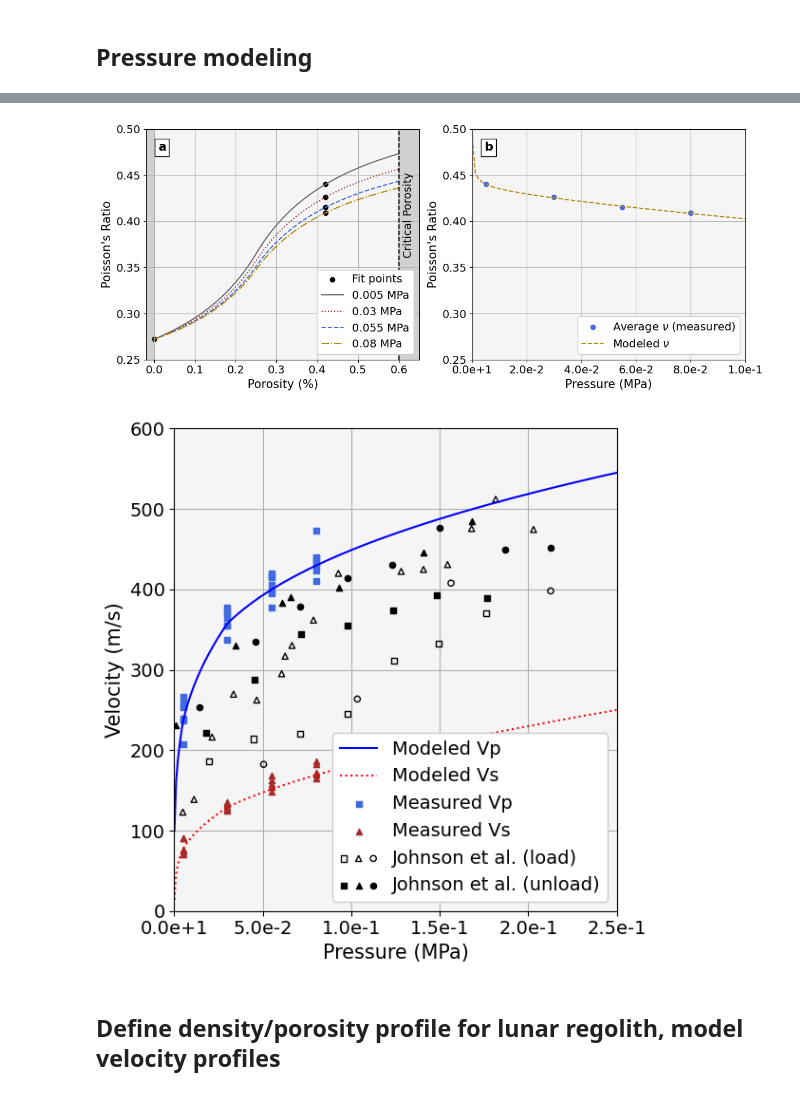
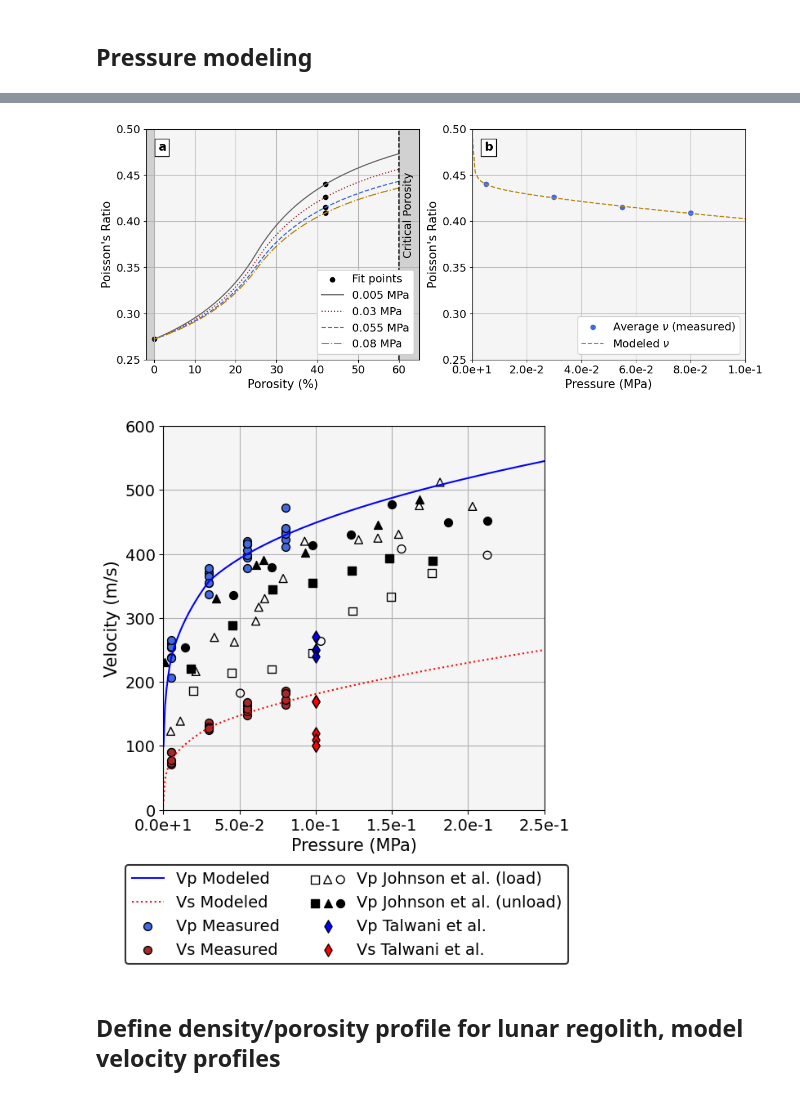
Before and after one commit to astroChance/LunarIce, a Jupyter notebook: notebooks/Dry_Regolith_Modeling.ipynb, the cells around one changed output, grey strips where cells are left out. Cells and saved outputs as stored; diff of their text form; code cells hidden in the pictures.

```diff
--- a/notebooks/Dry_Regolith_Modeling.ipynb
+++ b/notebooks/Dry_Regolith_Modeling.ipynb
@@ -80,10 +80,22 @@ pres_step_2_s = data_pressure_s[np.where(data_pressure_s[:,-1]==round(pressures[
 pres_step_3_s = data_pressure_s[np.where(data_pressure_s[:,-1]==round(pressures[3]*1000,3))]
 
 
-## Lab velocities from Johnson
+##----------------
+## NOTE: since this data is taken from publications, it will not be included in this repo
+
+## Lab velocities from Johnson et al. 1982, "Compressional wave velocities of a lunar regolith
+## sample in a simulated lunar environment"
 johnson_path = "../data/Johnson_Apollo_Lab.txt"
 johnson_data = np.genfromtxt(johnson_path, dtype=np.float32, skip_header=6, encoding='utf-8')
 johnson_data[:,2] = johnson_data[:,2] /10  #convert Bar to MPa
+
+## Lab velocities from Talwani et al. 1974, "Implications of elastic wave velocities for Apollo
+## 17 rock powders" at 1 bar (0.1 MPa)
+talwani_path = "../data/Talwani_vpvs.txt"
+talwani_data = np.genfromtxt(talwani_path, dtype=np.float32, skip_header=5, encoding='utf-8')
+talwani_vp = talwani_data[:,0]
+talwani_vs = talwani_data[:,1]
+talwani_pressure = [0.1]*len(talwani_vp)  # MPa
 # %% [markdown]
 ## Data Plots
 # %%
@@ -1238,9 +1250,9 @@ pres_range = np.linspace(0.0000001,0.0005, 500)
 _fitpres = np.insert(pressures, 0, 0.0000001)
 _fitpr = np.insert(max_poisson_list, 0, 0.49)
 pr_fit = np.poly1d(np.polyfit(_fitpres**(1/10), _fitpr, deg=3))
-est_pr = []
-for p in pres_range:
-    est_pr.append(pr_fit(p**(1/10)))
+# est_pr = []
+# for p in pres_range:
+#     est_pr.append(pr_fit(p**(1/10)))
 
 
 
@@ -1338,6 +1350,8 @@ ax[0].tick_params(axis='both', labelsize=14)
 ax[0].grid("both")
 ax[0].text(0.019, 0.48, "a", ha="center", va="center", fontweight="bold", fontsize=15,
           bbox={"facecolor":"white", "alpha":1, "edgecolor":"black"})
+tick_pos = ax[0].get_xticks()
+ax[0].set_xticks(tick_pos[1:-1], [int(i*100) for i in tick_pos[1:-1]])
 
 
 ax[1].scatter([i*1000 for i in pressures], max_poisson_list,
@@ -1359,61 +1373,81 @@ ax[1].text(0.006, 0.48, "b", ha="center", va="center", fontweight="bold", fontsi
 
 plt.tight_layout()
 plt.show()
-# plt.savefig("./pub1_figs/figB1_pr_pres.jpg", dpi=1000)
+# plt.savefig("../../../Research Work/Papers/pub1/pub1_figs/figB1_pr_pres.jpg", dpi=1000)
 
 
 fig, ax = plt.subplots(figsize=(6,6))
 
-dot_size = 20
+dot_size = 50
 modp, = ax.plot(pres_range*1000, vp_amos, color="blue")
 # ax.plot(pres_range*1000, np.array(vp_amos)*.75, color="orange")
 mods, = ax.plot(pres_range*1000, vs_amos, ":", color="red")
 # ax.plot(pres_range*1000, power_1_6, "--", color="brown", label="1/6 Power")
 # ax.plot(pres_range*1000, power_1_3, "--", color="cyan", label="1/3 Power")
 # ax.plot(pres_range*1000, power_1_4, "--", color="orange", label="1/4 Power")
 # ax.plot(pres_range*1000, power_1_5, "--", color="lime", label="1/5 Power")
 # ax.plot(pres_range*1000, power_1_4_s, "--", color="lime", label="1/4 Power")
-measp = ax.scatter(pres_step_0_p[:,3], pres_step_0_p[:,0], s=dot_size, color="royalblue",
-              marker="s")
-ax.scatter(pres_step_1_p[:,3], pres_step_1_p[:,0], s=dot_size, color="royalblue", marker="s")
-ax.scatter(pres_step_2_p[:,3], pres_step_2_p[:,0], s=dot_size, color="royalblue", marker="s")
-ax.scatter(pres_step_3_p[:,3], pres_step_3_p[:,0], s=dot_size, color="royalblue", marker="s")
-meass = ax.scatter(pres_step_0_s[:,3], pres_step_0_s[:,0], s=dot_size, color="brown",
-              marker="^")
-ax.scatter(pres_step_1_s[:,3], pres_step_1_s[:,0], s=dot_size, color="brown", marker="^")
-ax.scatter(pres_step_2_s[:,3], pres_step_2_s[:,0], s=dot_size, color="brown", marker="^")
-ax.scatter(pres_step_3_s[:,3], pres_step_3_s[:,0], s=dot_size, color="brown", marker="^")
+measp = ax.scatter(pres_step_0_p[:,3], pres_step_0_p[:,0], s=dot_size, facecolors="royalblue", edgecolors="black")
+ax.scatter(pres_step_1_p[:,3], pres_step_1_p[:,0], s=dot_size, facecolors="royalblue", edgecolors="black")
+ax.scatter(pres_step_2_p[:,3], pres_step_2_p[:,0], s=dot_size, facecolors="royalblue", edgecolors="black")
+ax.scatter(pres_step_3_p[:,3], pres_step_3_p[:,0], s=dot_size, facecolors="royalblue", edgecolors="black")
+meass = ax.scatter(pres_step_0_s[:,3], pres_step_0_s[:,0], s=dot_size, facecolors="brown", edgecolors="black")
+ax.scatter(pres_step_1_s[:,3], pres_step_1_s[:,0], s=dot_size, facecolors="brown", edgecolors="black")
+ax.scatter(pres_step_2_s[:,3], pres_step_2_s[:,0], s=dot_size, facecolors="brown", edgecolors="black")
+ax.scatter(pres_step_3_s[:,3], pres_step_3_s[:,0], s=dot_size, facecolors="brown", edgecolors="black")
+
+talp = ax.scatter(talwani_pressure, talwani_vp, s=dot_size+10, edgecolors="black", facecolors="blue", marker="d")
+tals = ax.scatter(talwani_pressure, talwani_vs, s=dot_size+10, edgecolors="black", facecolors="red", marker="d")
 
 
 jl1 = ax.scatter(d1_load[:,2], d1_load[:,-1], s=dot_size, color="black", marker="s", facecolors="none")
 ju1 = ax.scatter(d1_unload[:,2], d1_unload[:,-1], s=dot_size, color="black", marker="s", facecolors="black")
 jl2 = ax.scatter(d2_load[:,2], d2_load[:,-1], s=dot_size, color="black", marker="^", facecolors="none")
 ju2 = ax.scatter(d2_unload[:,2], d2_unload[:,-1], s=dot_size, color="black", marker="^", facecolors="black")
 jl3 = ax.scatter(d3_load[:,2], d3_load[:,-1], s=dot_size, color="black", marker="o", facecolors="none")
 ju3 = ax.scatter(d3_unload[:,2], d3_unload[:,-1], s=dot_size, color="black", marker="o", facecolors="black")
 
 ax.xaxis.set_major_formatter(major_formatter2)
 ax.set(ylim = (0., 600),
               # xlim=(0, pres_range[-1]*1000),
               xlim=(0, 2.5e-1),
               axisbelow=True,
               facecolor="whitesmoke")
 ax.set_xlabel("Pressure (MPa)", fontsize=15)
 ax.set_ylabel("Velocity (m/s)", fontsize=15)
 ax.tick_params(axis='both', labelsize=14)
 ax.grid("both")
 # ax.text(0.015, 550, "c", ha="center", va="center", fontweight="bold", fontsize=15,
 #           bbox={"facecolor":"white", "alpha":1, "edgecolor":"black"})
-l = ax.legend([modp, mods, measp, meass, (jl1, jl2, jl3), (ju1, ju2, ju3)], ["Modeled Vp", "Modeled Vs", "Measured Vp", "Measured Vs",
-                                                 "Johnson et al. (load)", "Johnson et al. (unload)"],
-               handler_map={tuple: HandlerTuple(ndivide=None)}, fontsize=14, framealpha=1, loc="lower right")
 
+handles = [modp, mods, measp, meass, (jl1, jl2, jl3), (ju1, ju2, ju3), talp, tals]
+labels = ["Vp Modeled", "Vs Modeled", "Vp Measured", "Vs Measured", "Vp Johnson et al. (load)",
+          "Vp Johnson et al. (unload)", "Vp Talwani et al.", "Vs Talwani et al."]
+legend = fig.legend(handles, labels, bbox_to_anchor=(0.02, -0.15, 1., 1), ncols=2,
+           loc='lower center', fontsize=14, handler_map={tuple: HandlerTuple(ndivide=None)})
+legend.get_frame().set_linewidth(1.5)
+legend.get_frame().set_edgecolor("black")
 plt.tight_layout()
-plt.show()
-# plt.savefig("../../../Research Work/Papers/pub1/pub1_figs/fig8_pres_johnson.jpg", dpi=1000)
+plt.subplots_adjust(bottom=0.18)
+
+# handles, labels = ax[1].get_legend_handles_labels()
+# legend = fig.legend(handles[::-1], labels[::-1], bbox_to_anchor=(0.02, 0.0, 1., 1), ncols=3,
+#            loc='lower center', fontsize=14)
+# legend.get_frame().set_linewidth(1.5)
+# legend.get_frame().set_edgecolor("black")
+# plt.tight_layout()
+# plt.subplots_adjust(bottom=0.18)
+
+# l = ax.legend([modp, mods, measp, meass, (jl1, jl2, jl3), (ju1, ju2, ju3)], ["Modeled Vp", "Modeled Vs", "Measured Vp", "Measured Vs",
+#                                                  "Johnson et al. (load)", "Johnson et al. (unload)"],
+#                handler_map={tuple: HandlerTuple(ndivide=None)}, fontsize=14, framealpha=1, loc="lower right")
+
+# plt.tight_layout()
+# plt.show()
+plt.savefig("../../../Research Work/Papers/pub1/pub1_figs/fig8_pres_johnson.jpg", dpi=1000, bbox_inches = "tight")
 # %% [output]
 [figure]
-[figure, old version]
+[figure, new version]
 # %% [markdown]
 ## Define density/porosity profile for lunar regolith, model velocity profiles
 # %%
```
Also changed, not shown: parts of 4 cells of this notebook, 2 other files.
